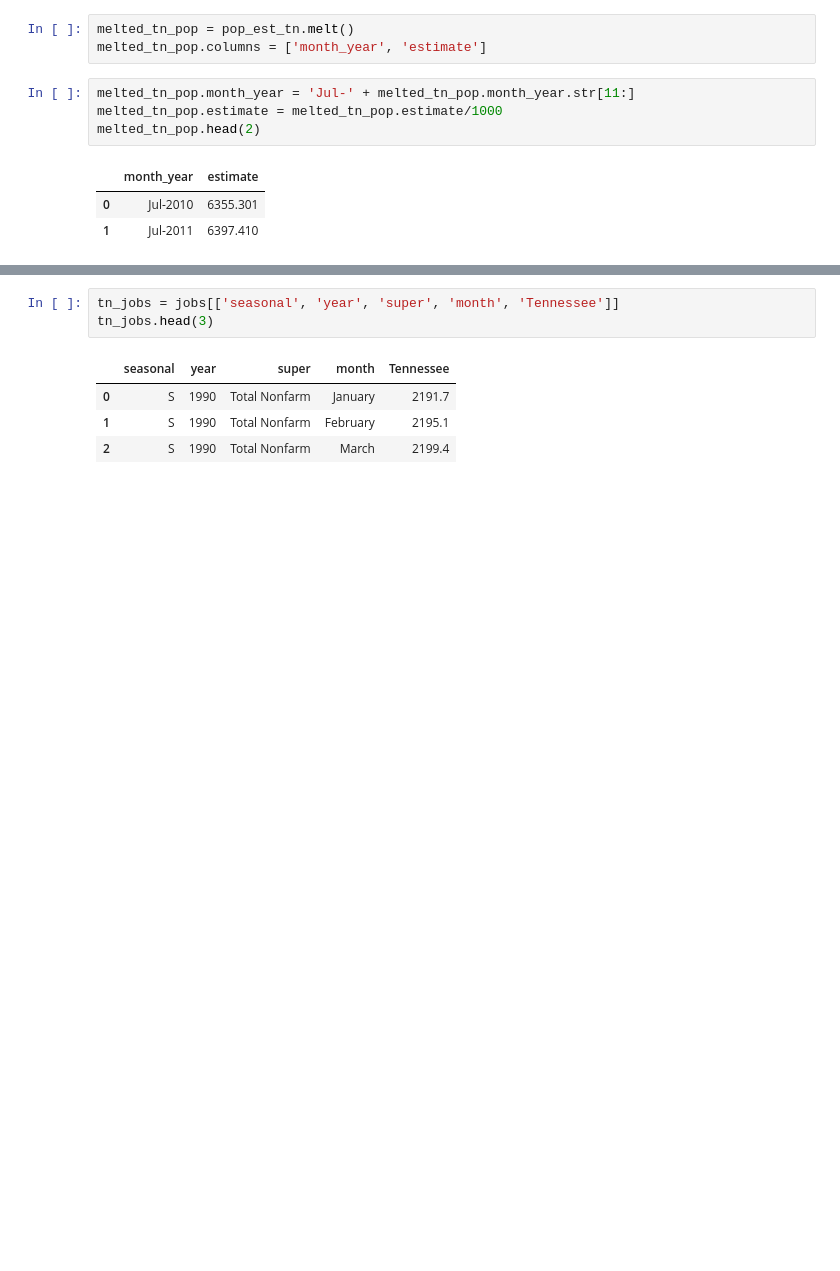
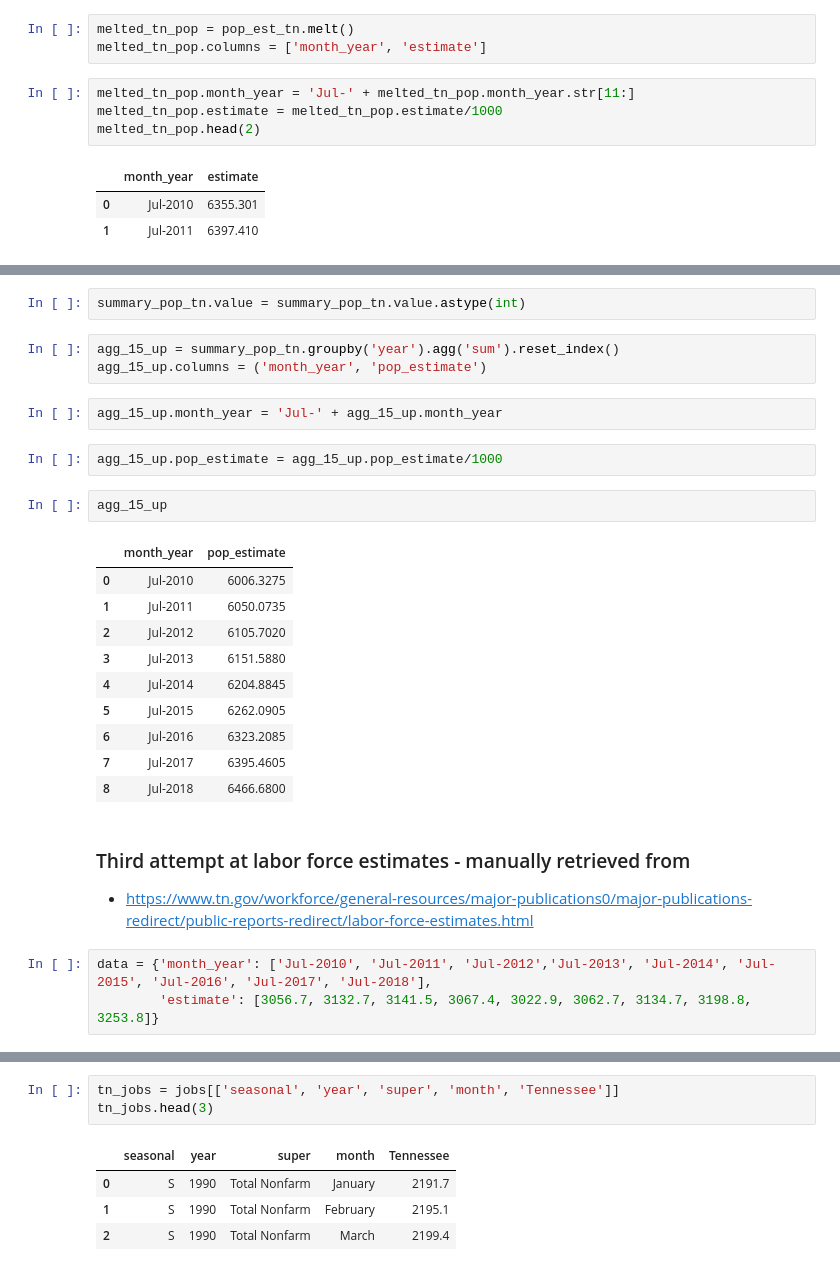
Before and after one commit to nashville-data-nerds/think_tennessee, a Jupyter notebook: notebooks/jobs_vs_population.ipynb, the cells around one changed output, grey strips where cells are left out. Saved outputs shown, nothing was run; the diff lists cells and outputs as text; blank space fills up the shorter version.

```diff
--- a/notebooks/jobs_vs_population.ipynb
+++ b/notebooks/jobs_vs_population.ipynb
@@ -36,0 +86,28 @@ melted_tn_pop.head(2)
+# %%
+summary_pop_tn.value = summary_pop_tn.value.astype(int)
+# %%
+agg_15_up = summary_pop_tn.groupby('year').agg('sum').reset_index()
+agg_15_up.columns = ('month_year', 'pop_estimate')
+# %%
+agg_15_up.month_year = 'Jul-' + agg_15_up.month_year
+# %%
+agg_15_up.pop_estimate = agg_15_up.pop_estimate/1000
+# %%
+agg_15_up
+# %% [output]
+|  | month_year | pop_estimate |
+| 0 | Jul-2010 | 6006.3275 |
+| 1 | Jul-2011 | 6050.0735 |
+| 2 | Jul-2012 | 6105.7020 |
+| 3 | Jul-2013 | 6151.5880 |
+| 4 | Jul-2014 | 6204.8845 |
+| 5 | Jul-2015 | 6262.0905 |
+| 6 | Jul-2016 | 6323.2085 |
+| 7 | Jul-2017 | 6395.4605 |
+| 8 | Jul-2018 | 6466.6800 |
+# %% [markdown]
+### Third attempt at labor force estimates - manually retrieved from
+ - https://www.tn.gov/workforce/general-resources/major-publications0/major-publications-redirect/public-reports-redirect/labor-force-estimates.html
+# %%
+data = {'month_year': ['Jul-2010', 'Jul-2011', 'Jul-2012','Jul-2013', 'Jul-2014', 'Jul-2015', 'Jul-2016', 'Jul-2017', 'Jul-2018'],
+        'estimate': [3056.7, 3132.7, 3141.5, 3067.4, 3022.9, 3062.7, 3134.7, 3198.8, 3253.8]}
```
Also changed, not shown: parts of 13 cells of this notebook, 1 other file.
